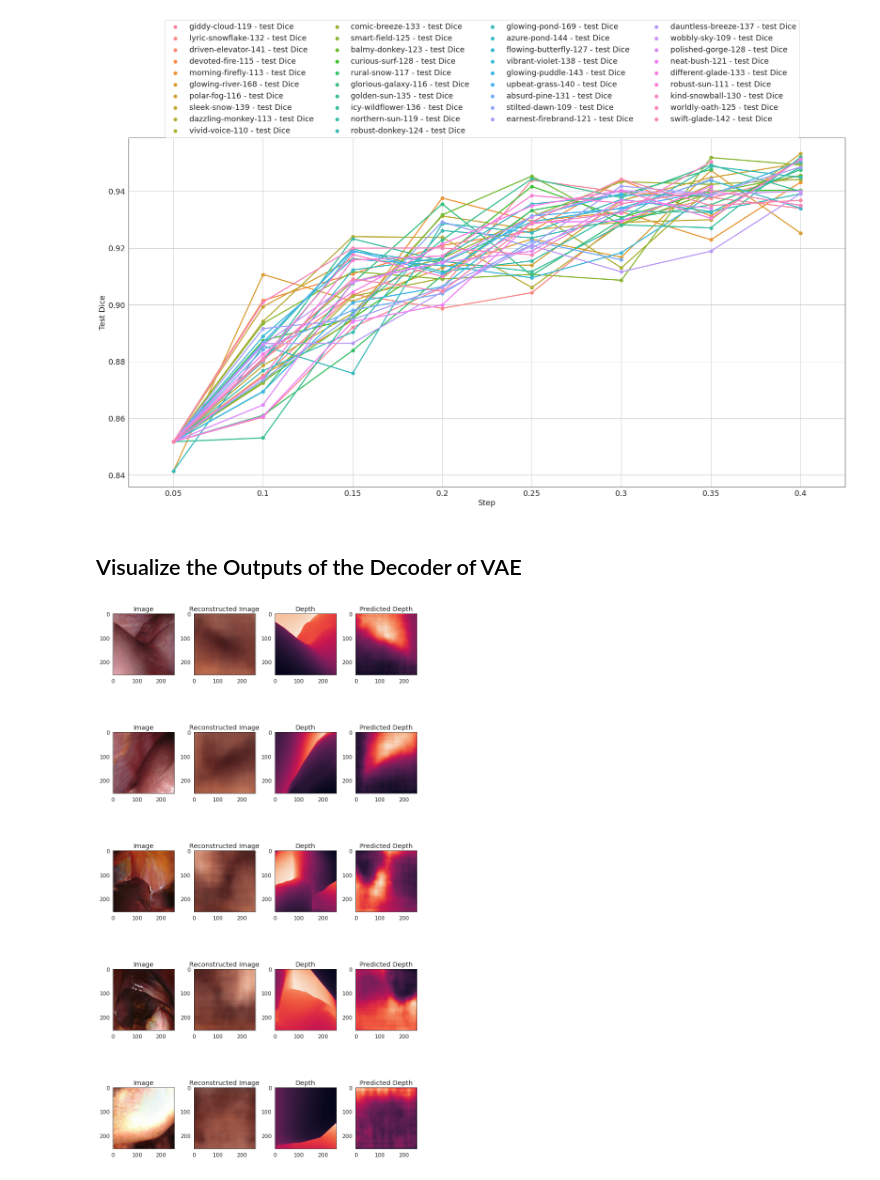
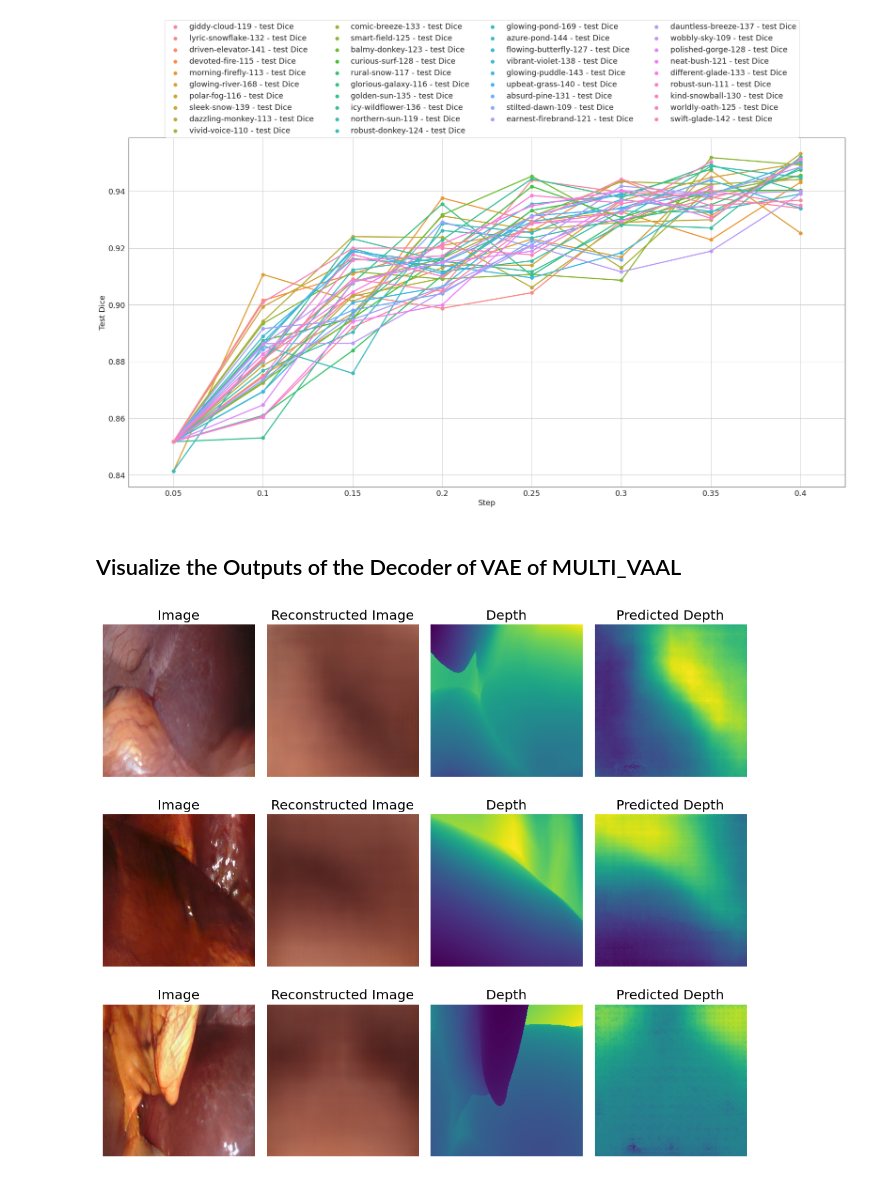
Before and after one commit to Bidur-Khanal/vaal, a Jupyter notebook: visualize_VAAL.ipynb, the cells around one changed output. Cells and saved outputs as stored; diff of their text form; code cells hidden in the pictures.

Commit message:
save regarding VAAL visulaize

```diff
--- a/visualize_VAAL.ipynb
+++ b/visualize_VAAL.ipynb
@@ -228,7 +228,7 @@ plt.grid(linestyle='-', linewidth=1)
 # %% [output]
 [figure]
 # %% [markdown]
-## Visualize the Outputs of the Decoder of VAE
+## Visualize the Outputs of the Decoder of VAE of MULTI_VAAL
 # %%
 import torch
 from torchvision import datasets, transforms
@@ -243,13 +243,14 @@ from utils import *
 from unet import UNet
 import wandb
 import warnings
+import PIL.Image as Image
 from exr_data import readEXR
 warnings.filterwarnings("ignore")
 
 # fix some of the parameters
 scale = 0
 resize = 256
-checkpoint = 'checkpoints/Expt_multimodal_VAAL_adversery_25/vae_checkpoint0.35.pth'
+checkpoint = 'checkpoints/mse_2_full_dataset_liver_seg_EXPT_MULTI_VAAL_adver25_mse0.2_num_vae_steps2/vae_checkpoint0.35.pth'
 vae = multi_modal_model.VAE(64)
 vae.load_state_dict(torch.load(checkpoint))
 
@@ -329,8 +330,8 @@ def VAE(img):
     return reconstructed_img, depth
 
 # npy containing list of paths of images that you want to test
-#test_files = (numpy.load('test_files_filtered_gallbladder_less_than_3_classes.npy', allow_pickle='TRUE')).item()
-test_files = (numpy.load('train_files.npy', allow_pickle='TRUE')).item()
+test_files = (np.load('train_files_filtered_gallbladder_no_less_than_3_classes.npy', allow_pickle='TRUE')).item()
+#test_files = (np.load('train_files.npy', allow_pickle='TRUE')).item()
 image_files = test_files['images'].tolist()
 mask_files = test_files['masks'].tolist()
 depth_files = test_files['depths'].tolist()
@@ -341,9 +342,6 @@ depths = []
 recons_imgs = []
 pred_depths = []
 for i, (img, mask, depth) in enumerate(zip(image_files,mask_files,depth_files)):
-
-
-
 
     im, d  = load_images(img, mask, depth)
 
@@ -363,31 +361,34 @@ for i, (img, mask, depth) in enumerate(zip(image_files,mask_files,depth_files)):
 # %%
 import matplotlib.pyplot as plt
 import matplotlib
 matplotlib.rcParams.update({'font.size': 12})
 # visualize the images
-f, axarr = plt.subplots(5,4, figsize = (10,20))
+f, axarr = plt.subplots(3,4, figsize = (10,10))
 cnt = 0
-for i in range(5):
+for i in range(3):
     invTrans = transforms.Compose([ transforms.Normalize(mean = [ 0., 0., 0. ],
                                                      std = [ 1/0.5, 1/0.5, 1/0.5 ]),
                                 transforms.Normalize(mean = [ -0.5, -0.5, -0.5 ],
                                                      std = [ 1., 1., 1. ]),
                                ])
     axarr[i,0].imshow(invTrans(images[i]).permute(1,2,0))
     axarr[i,0].set_title("Image")
+    axarr[i,0].set_axis_off()
 
     axarr[i,1].imshow(invTrans(recons_imgs[i]).permute(1,2,0))
     axarr[i,1].set_title("Reconstructed Image")
-
+    axarr[i,1].set_axis_off()
 
     d = axarr[i,2].imshow(depths[i])
     axarr[i,2].set_title("Depth")
+    axarr[i,2].set_axis_off()
     #plt.colorbar(d, ax=axarr[i, 2])
 
     d = axarr[i,3].imshow(pred_depths[i][0])
     axarr[i,3].set_title("Predicted Depth")
+    axarr[i,3].set_axis_off()
     #plt.colorbar(d, ax=axarr[i, 3])
 
     plt.tight_layout()
 # %% [output]
-[figure, old version]
+[figure, new version]
```
Also changed, not shown: parts of 3 cells of this notebook.
